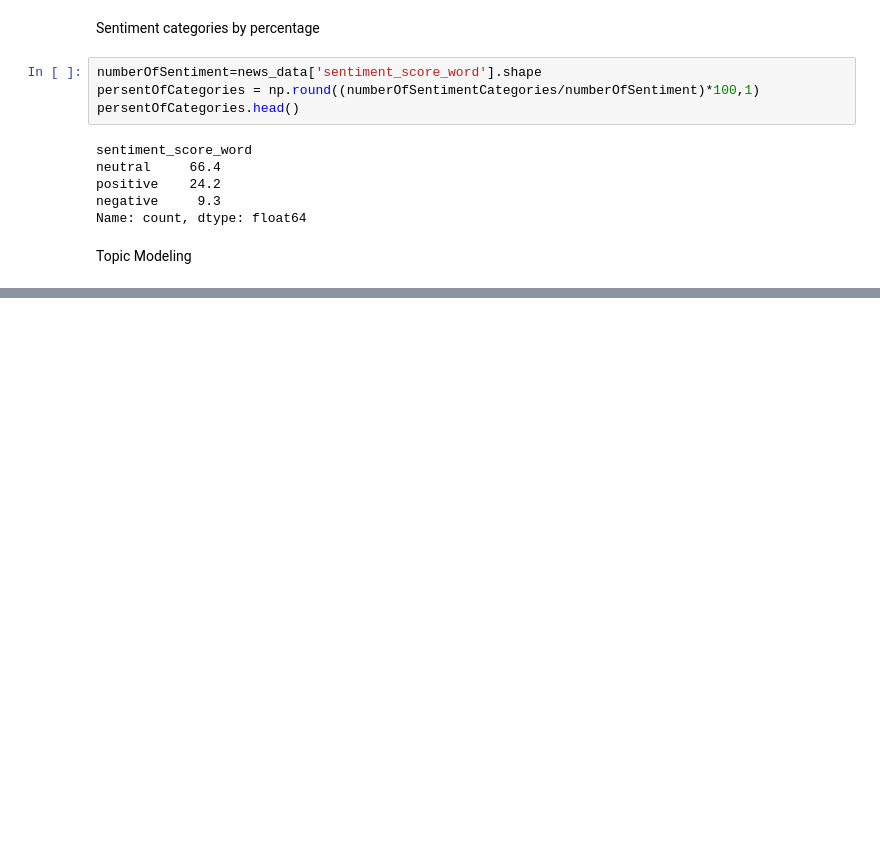
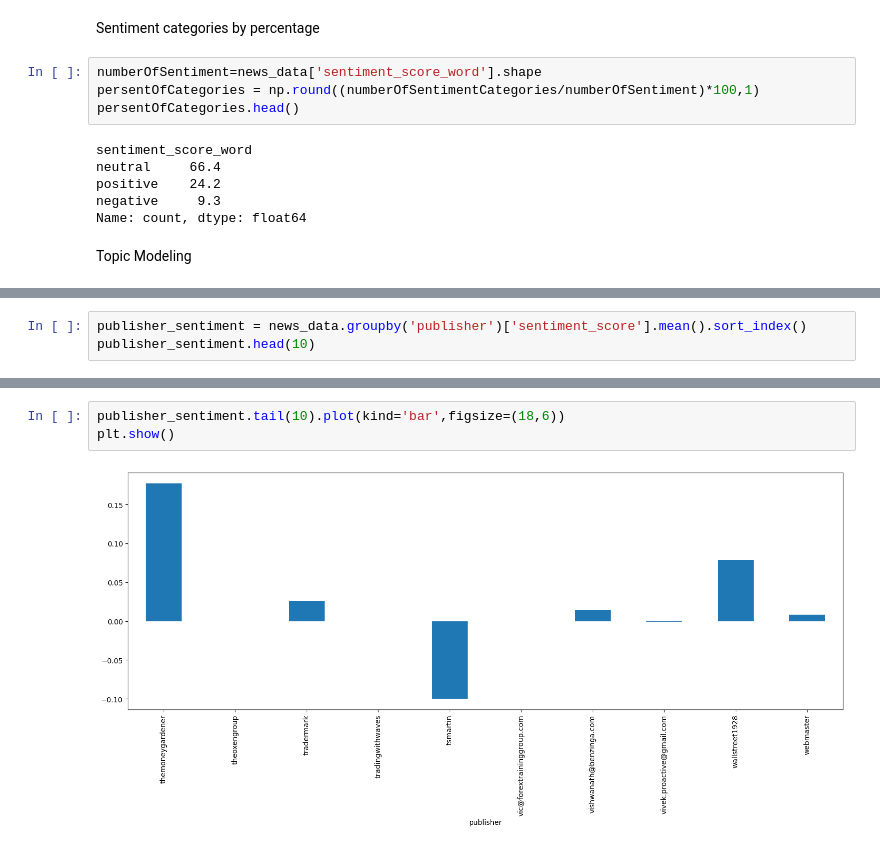
Before and after one commit to hanaDemma/Financial-News-and-Stock-Price-Integration-Analysis-Week-1, a Jupyter notebook: notebooks/newsandStockPrice.ipynb, the cells around one changed output, grey strips where cells are left out. Cells and saved outputs as stored; diff of their text form; blank space fills up the shorter version.

```diff
--- a/notebooks/newsandStockPrice.ipynb
+++ b/notebooks/newsandStockPrice.ipynb
@@ -221,0 +255,3 @@ Topic Modeling
+# %%
+publisher_sentiment = news_data.groupby('publisher')['sentiment_score'].mean().sort_index()
+publisher_sentiment.head(10)
@@ -221,0 +276,5 @@ Topic Modeling
+# %%
+publisher_sentiment.tail(10).plot(kind='bar',figsize=(18,6))
+plt.show()
+# %% [output]
+[figure, added]
```
Also changed, not shown: parts of 12 cells of this notebook, 2 other files.
